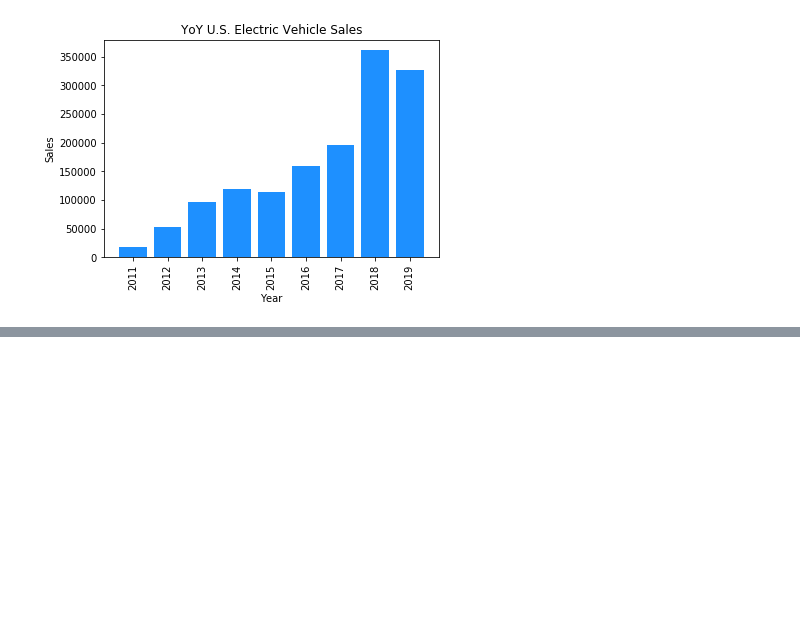
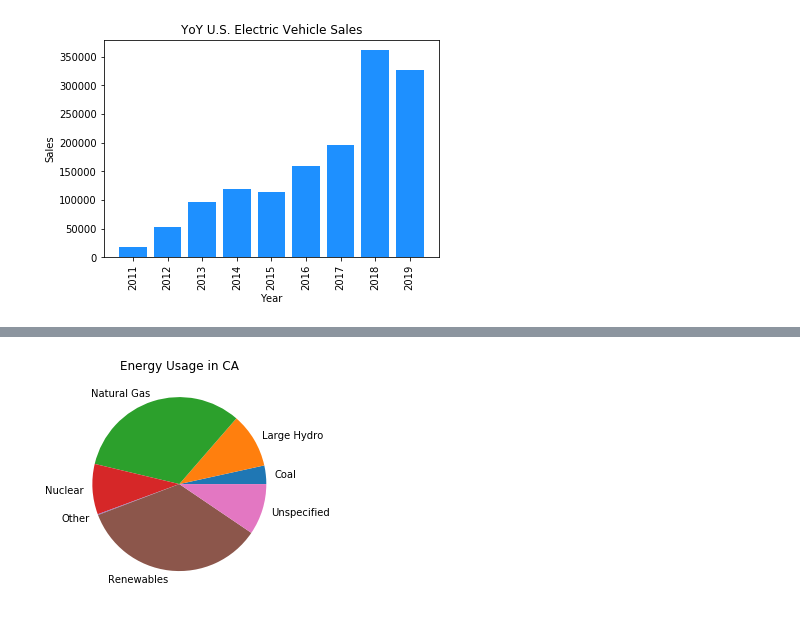
Before and after one commit to ethanemartin95/Project_1, a Jupyter notebook: code/candice_code.ipynb, the cells around one changed output, grey strips where cells are left out. Cells and saved outputs as stored; diff of their text form; code cells hidden in the pictures; blank space fills up the shorter version.

```diff
--- a/code/candice_code.ipynb
+++ b/code/candice_code.ipynb
@@ -1007,0 +1010,4 @@ plt.show()
+# %%
+# Grab Data
+df_energy = pd.read_csv("../data/ENERGY_USAGE_TYPE_COUNTY.csv")
+df_energy.head()
@@ -1007,0 +1039,12 @@ plt.show()
+# %%
+# Create % Columns
+df_energy['Coal %'] = df_energy['Coal']/df_energy['Total_Usage']
+df_energy['Large Hydro %'] = df_energy['Large Hydro']/df_energy['Total_Usage']
+df_energy['Natural Gas %'] = df_energy['Natural Gas']/df_energy['Total_Usage']
+df_energy['Nuclear %'] = df_energy['Nuclear']/df_energy['Total_Usage']
+df_energy['Oil %'] = df_energy['Oil']/df_energy['Total_Usage']
+df_energy['Other %'] = df_energy['Other']/df_energy['Total_Usage']
+df_energy['Renewables %'] = df_energy['Renewables']/df_energy['Total_Usage']
+df_energy['Unspecified %'] = df_energy['Unspecified']/df_energy['Total_Usage']
+df_energyPercentage = df_energy
+df_energyPercentage.head()
@@ -1007,0 +1288,25 @@ plt.show()
+# %%
+pie_df = pd.DataFrame({"Usage": [Coal,
+                               Large_Hydro,
+                               Natural_Gas,
+                               Nuclear,
+                               Other,
+                               Renewables,
+                               Unspecified]},
+                      index = ["Coal",
+                              "Large Hydro",
+                              "Natural Gas",
+                              "Nuclear",
+                              "Other",
+                              "Renewables",
+                              "Unspecified"])
+
+
+pie_chart = pie_df.plot.pie(y="Usage", legend = None)
+
+pie_chart.set_ylabel("")
+pie_chart.set_title("Energy Usage in CA")
+
+plt.savefig('../output/energy_pie.png')
+# %% [output]
+[figure, added]
```
Also changed, not shown: parts of 23 cells of this notebook, 1 other file.
